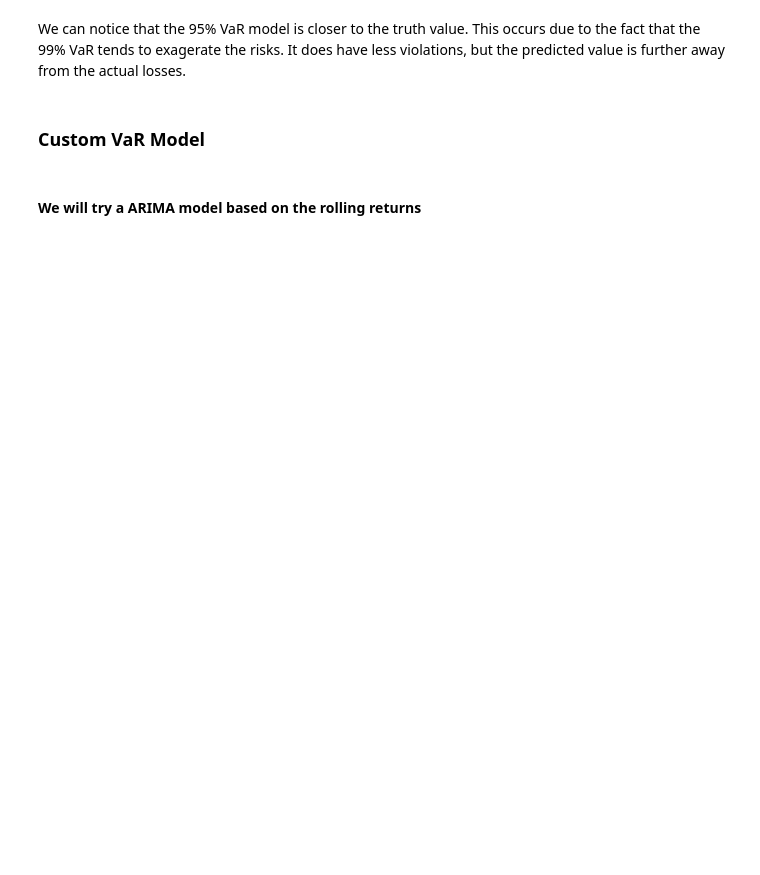
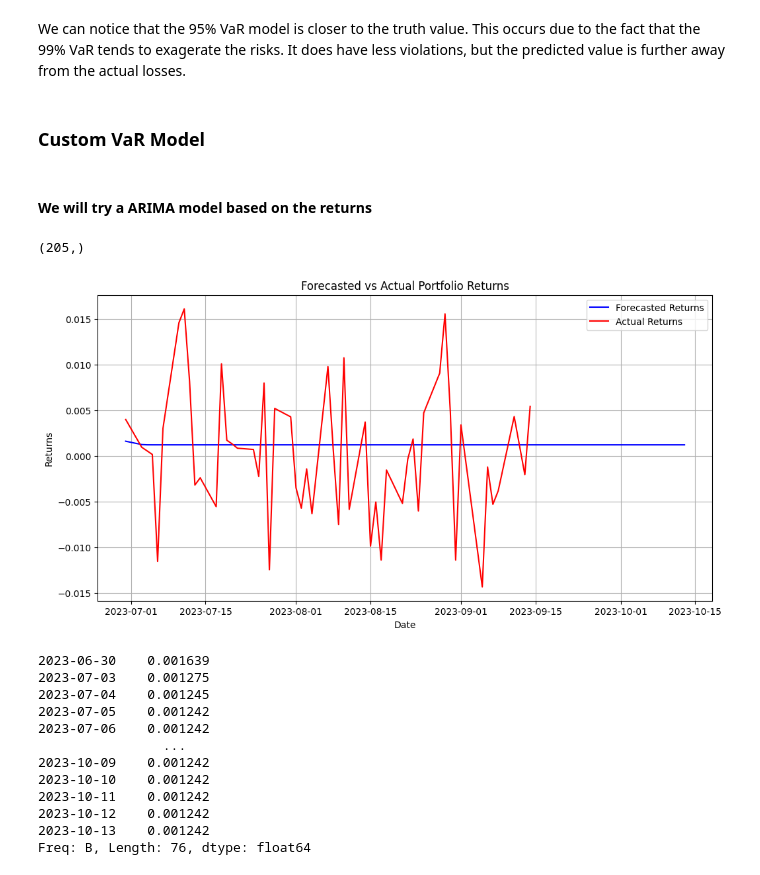
Before and after one commit to mairovitzmario/value-at-risk, a Jupyter notebook: research/research.ipynb, the cells around one changed output. Saved outputs shown, nothing was run; the diff lists cells and outputs as text; code cells hidden in the pictures; blank space fills up the shorter version.

Commit message:
added arima analysis

```diff
--- a/research/research.ipynb
+++ b/research/research.ipynb
@@ -719,5 +719,5 @@ We can notice that the 95% VaR model is closer to the truth value. This occurs d
 # %% [markdown]
 ### Custom VaR Model
 # %% [markdown]
-#### We will try a ARIMA model based on the rolling returns
+#### We will try a ARIMA model based on the returns
 # %%
@@ -724 +725,61 @@ We can notice that the 95% VaR model is closer to the truth value. This occurs d
 from statsmodels.tsa.arima.model import ARIMA
+# %%
+
+def forecast_portfolio(portofolio, training_days=300):
+    # Prepare the training data
+    training_data = portofolio.returns['portofolio'].loc[
+    portofolio.forecast_start_date - dt.timedelta(days=training_days) : portofolio.forecast_start_date - dt.timedelta(days=1)
+]
+
+    print(training_data.shape)
+
+    p, d, q = 1, 1, 1
+
+    # Fit the ARIMA model
+    model = ARIMA(training_data, order=(p, d, q))
+    model_fit = model.fit()
+
+    # Forecast future returns
+    forecast = model_fit.forecast(steps=portofolio.Time)
+
+    # Build forecast dates
+    forecast_dates = pd.date_range(start=portofolio.forecast_start_date, periods=portofolio.Time, freq='B')
+    forecast_series = pd.Series(forecast.values, index=forecast_dates)
+    # Get actual data
+    actual_data, _, _ = portofolio.get_data(
+        start_date=portofolio.forecast_start_date - dt.timedelta(days=1),
+        end_date=portofolio.forecast_start_date + dt.timedelta(days=portofolio.Time),
+        yahoo_finance=False
+    )
+    actual_data = actual_data['portofolio']
+
+
+    # Plot
+    plt.figure(figsize=(12, 6))
+    plt.plot(forecast_series, label='Forecasted Returns', color='blue')
+    plt.plot(actual_data.index, actual_data.values, label='Actual Returns', color='red')
+    plt.title('Forecasted vs Actual Portfolio Returns')
+    plt.xlabel('Date')
+    plt.ylabel('Returns')
+    plt.legend()
+    plt.grid(True)
+    plt.show()
+
+    return forecast_series
+# %%
+forecast_portfolio(portofolios[1])
+# %% [output]
+(205,)
+[figure, added]
+2023-06-30    0.001639
+2023-07-03    0.001275
+2023-07-04    0.001245
+2023-07-05    0.001242
+2023-07-06    0.001242
+                ...
+2023-10-09    0.001242
+2023-10-10    0.001242
+2023-10-11    0.001242
+2023-10-12    0.001242
+2023-10-13    0.001242
+Freq: B, Length: 76, dtype: float64
```
Also changed, not shown: parts of 12 cells of this notebook.
